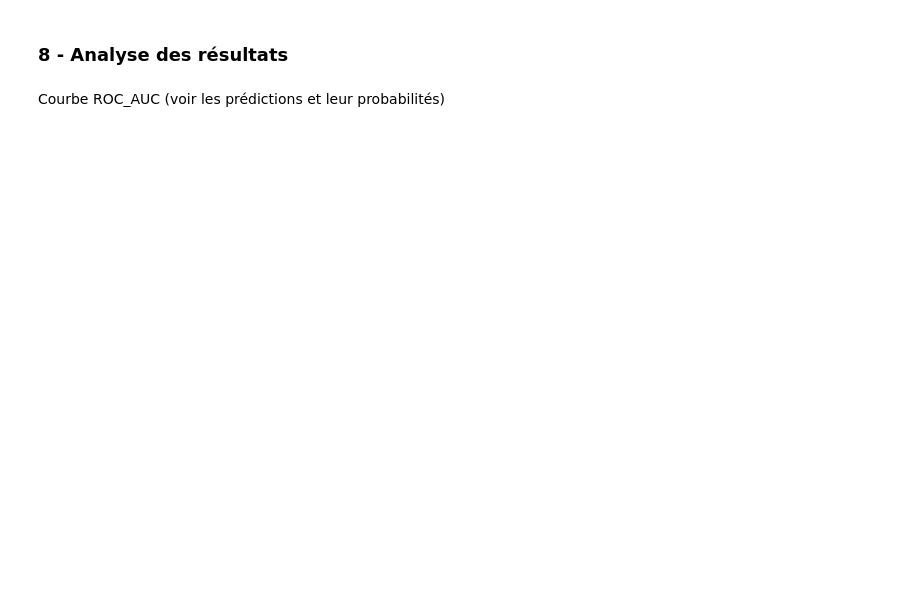
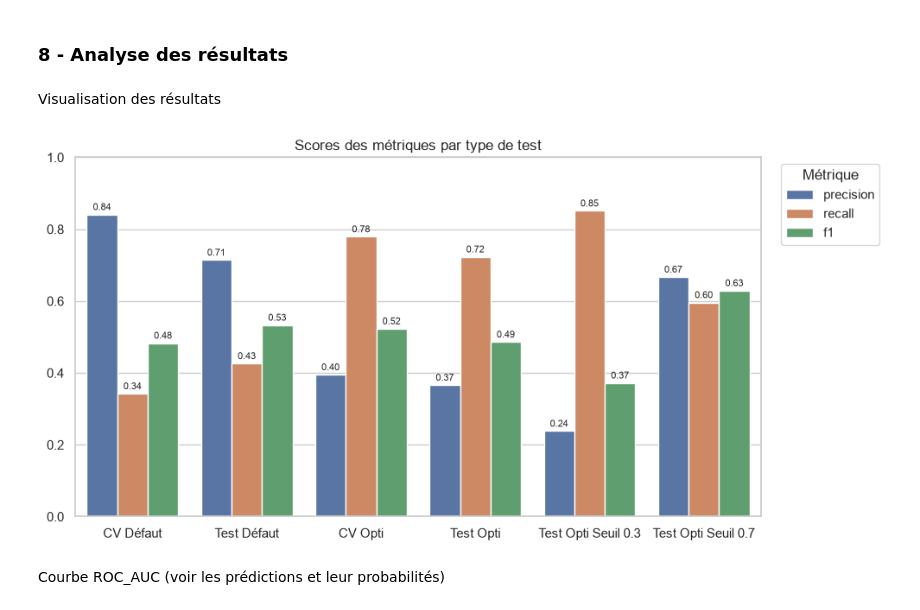
Before and after one commit to DavidRichomme/OC_P4_Classifiez_automatiquement_les_informations, a Jupyter notebook: Notebooks/02_Modelisation_optimisation.ipynb, the cells around one changed output. Cells and saved outputs as stored; diff of their text form; code cells hidden in the pictures; blank space fills up the shorter version.

```diff
--- a/Notebooks/02_Modelisation_optimisation.ipynb
+++ b/Notebooks/02_Modelisation_optimisation.ipynb
@@ -442,3 +509,14 @@ Grid search : Grille 2 (C à 0.1 et solver à liblinear) + scores
+# %%
+y_pred_opti_03 = [ 0 if value < 0.3 else 1 for value in y_proba_opti ]
+y_pred_opti_07 = [ 0 if value < 0.7 else 1 for value in y_proba_opti ]
+
+score_precision_test_opti_03 = precision_score(y_test, y_pred_opti_03)
+score_recall_test_opti_03 = recall_score(y_test, y_pred_opti_03)
+score_f1_test_opti_03 = f1_score(y_test, y_pred_opti_03)
+
+score_precision_test_opti_07 = precision_score(y_test, y_pred_opti_07)
+score_recall_test_opti_07 = recall_score(y_test, y_pred_opti_07)
+score_f1_test_opti_07 = f1_score(y_test, y_pred_opti_07)
 # %% [markdown]
 ### 7 - Evaluation du modele
 # %% [markdown]
@@ -451,4 +560,34 @@ L'intéret de cette courbe est de savoir comment améliorer les scores trouvés
 # %% [markdown]
 ### 8 - Analyse des résultats
+# %% [markdown]
+Visualisation des résultats
+# %%
+# Adaptation du tableau pour afficher le graph
+df_tableau_comparatif_scores_long = (
+    df_tableau_comparatif_scores
+    .reset_index()
+    .rename(columns={"index": "métrique"})
+    .melt(id_vars="métrique", var_name="modèle", value_name="score")
+)
+# %%
+# affichage du graph par métriques et tests
+plt.figure(figsize=(10, 5))
+ax = sns.barplot(data=df_tableau_comparatif_scores_long, x="modèle", y="score", hue="métrique")
+
+for c in ax.containers:
+    ax.bar_label(c, fmt="%.2f", fontsize=8, padding=2)
+
+ax.set_ylabel(None)
+ax.set_xlabel(None)
+plt.ylim(0, 1)
+plt.title("Scores des métriques par type de test")
+
+plt.legend(title="Métrique", bbox_to_anchor=(1.02, 1), loc="upper left")
+
+
+plt.tight_layout()
+plt.show()
+# %% [output]
+[figure, added]
 # %% [markdown]
 Courbe ROC_AUC (voir les prédictions et leur probabilités)
```
Also changed, not shown: parts of 20 cells of this notebook, 5 other files.
